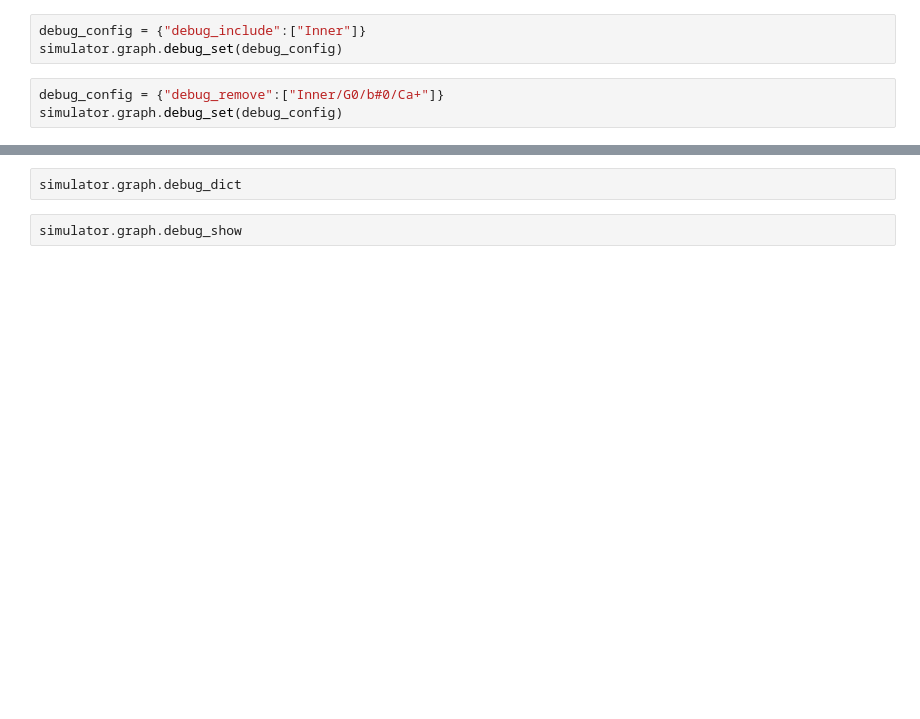
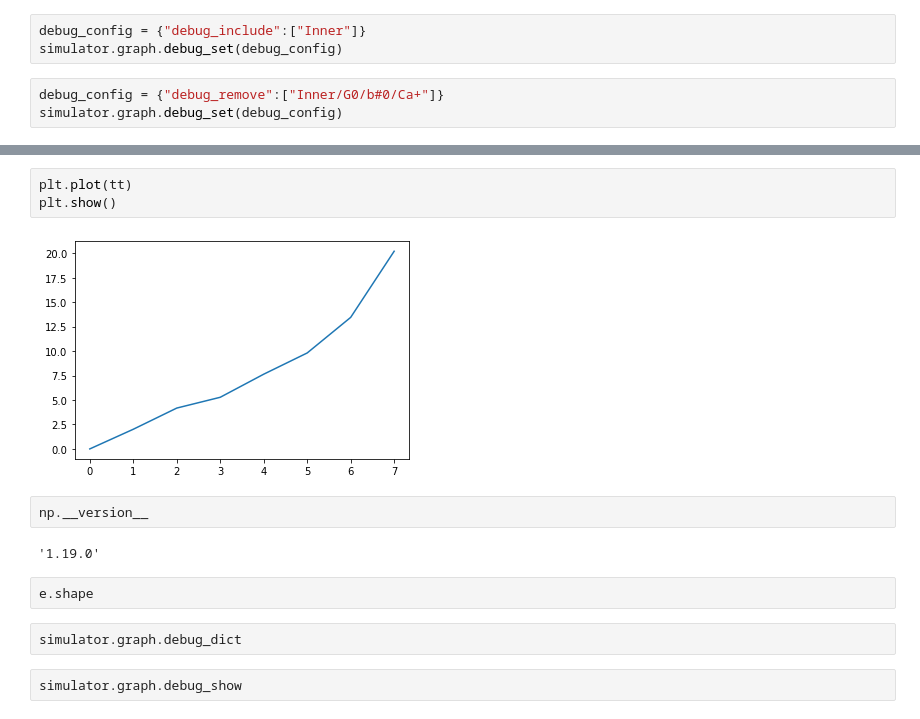
Before and after one commit to arizona95/Brain, a Jupyter notebook: simulator/test.ipynb, the cells around one changed output, grey strips where cells are left out. Saved outputs shown, nothing was run; the diff lists cells and outputs as text; blank space fills up the shorter version.

```diff
--- a/simulator/test.ipynb
+++ b/simulator/test.ipynb
@@ -35,3 +117,14 @@ with Timer("one_step_CPU") :
+# %%
+plt.plot(tt)
+plt.show()
+# %% [output]
+[figure, added]
+# %%
+np.__version__
+# %% [output]
+'1.19.0'
+# %%
+e.shape
 # %%
 simulator.graph.debug_dict
 # %%
```
Also changed, not shown: parts of 25 cells of this notebook, 2 other files.
